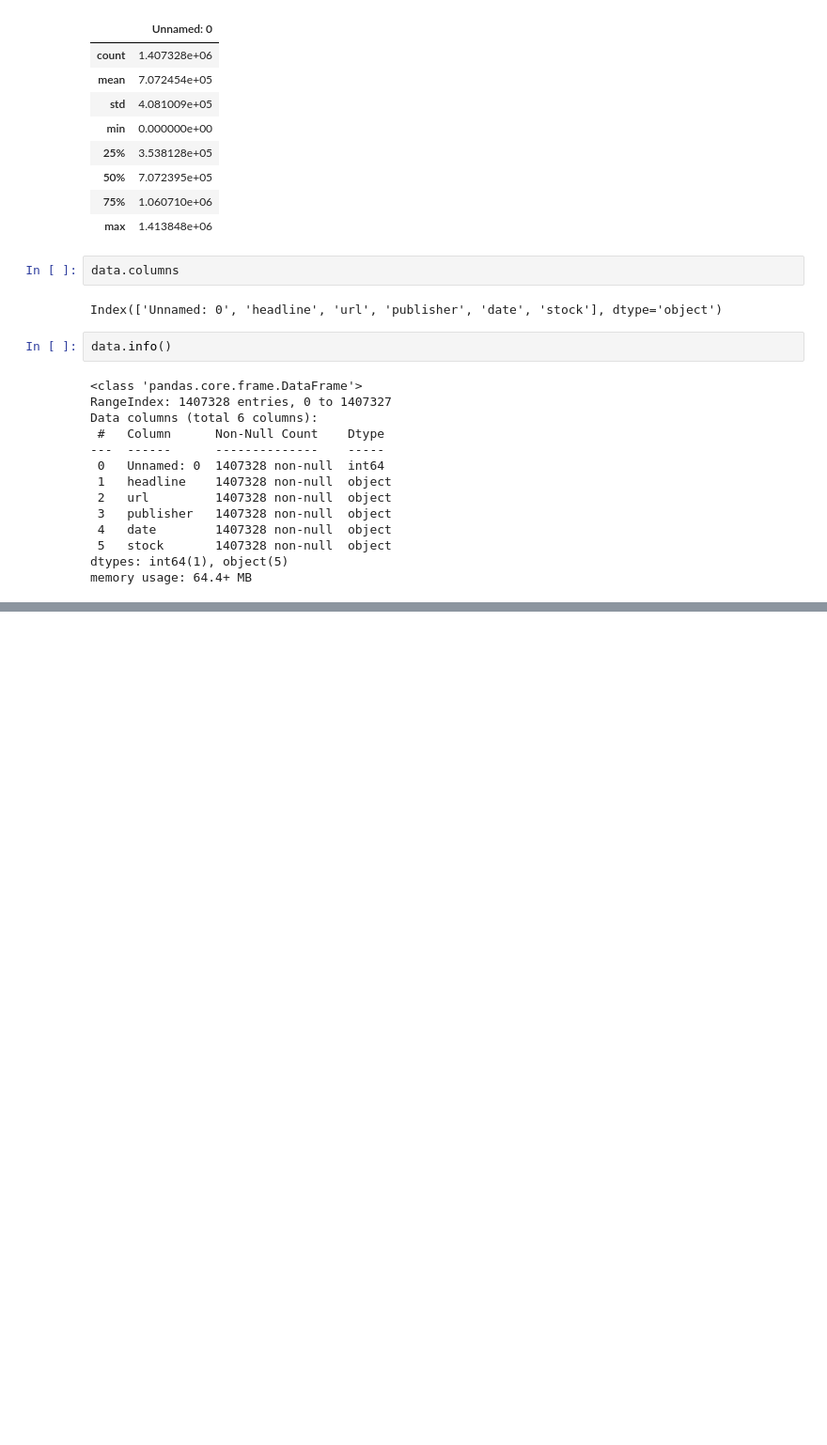
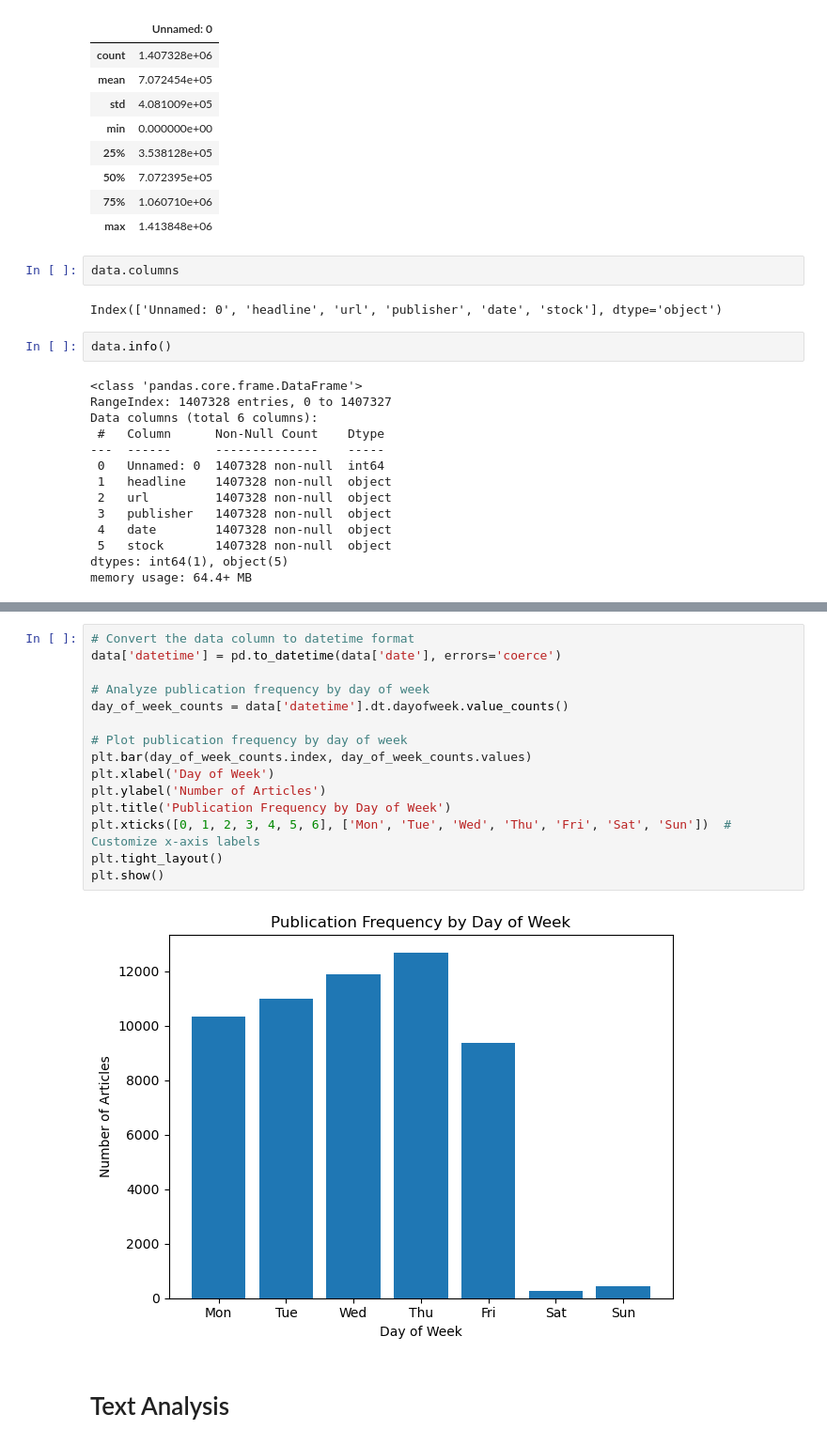
Before and after one commit to YeabsiraTibebu/FinancialNews-and-StockPrice, a Jupyter notebook: notebooks/analysis.ipynb, the cells around one changed output, grey strips where cells are left out. Shown at 94% size. Cells and saved outputs as stored; diff of their text form; blank space fills up the shorter version.

```diff
--- a/notebooks/analysis.ipynb
+++ b/notebooks/analysis.ipynb
@@ -60,0 +177,19 @@ memory usage: 64.4+ MB
+# %%
+# Convert the data column to datetime format
+data['datetime'] = pd.to_datetime(data['date'], errors='coerce')
+
+# Analyze publication frequency by day of week
+day_of_week_counts = data['datetime'].dt.dayofweek.value_counts()
+
+# Plot publication frequency by day of week
+plt.bar(day_of_week_counts.index, day_of_week_counts.values)
+plt.xlabel('Day of Week')
+plt.ylabel('Number of Articles')
+plt.title('Publication Frequency by Day of Week')
+plt.xticks([0, 1, 2, 3, 4, 5, 6], ['Mon', 'Tue', 'Wed', 'Thu', 'Fri', 'Sat', 'Sun'])  # Customize x-axis labels
+plt.tight_layout()
+plt.show()
+# %% [output]
+[figure, added]
+# %% [markdown]
+# Text Analysis
```
Also changed, not shown: parts of 18 cells of this notebook.
